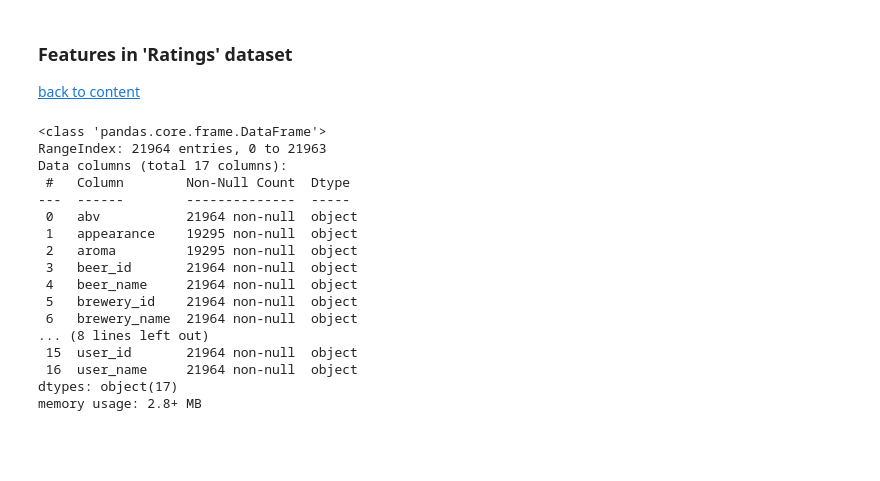
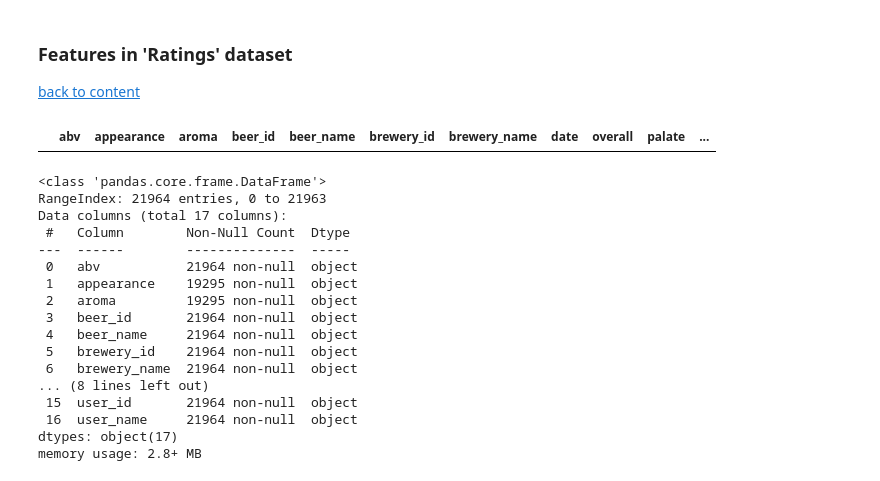
Before and after one commit to epfl-ada/ada-2023-project-badanalysist, a Jupyter notebook: preprocessing.ipynb, the cells around one changed output. Cells and saved outputs as stored; diff of their text form; code cells hidden in the pictures; blank space fills up the shorter version.

```diff
--- a/preprocessing.ipynb
+++ b/preprocessing.ipynb
@@ -123,6 +123,10 @@ breweries_rb, breweries_ba = split_matched_data(breweries)
 # %% [markdown]
 ### Features in 'Ratings' dataset
 [back to content](#Content)
+# %%
+ratings_rb[ratings_rb.isna().any(axis=1)]
+# %% [output]
+|  | abv | appearance | aroma | beer_id | beer_name | brewery_id | brewery_name | date | overall | palate | ... |
 # %%
 # check the nan values in rating_ba (rating_rb doesn't contain nan value)
 ratings_ba.info()
```
Also changed, not shown: parts of 4 cells of this notebook, 6 other files.
